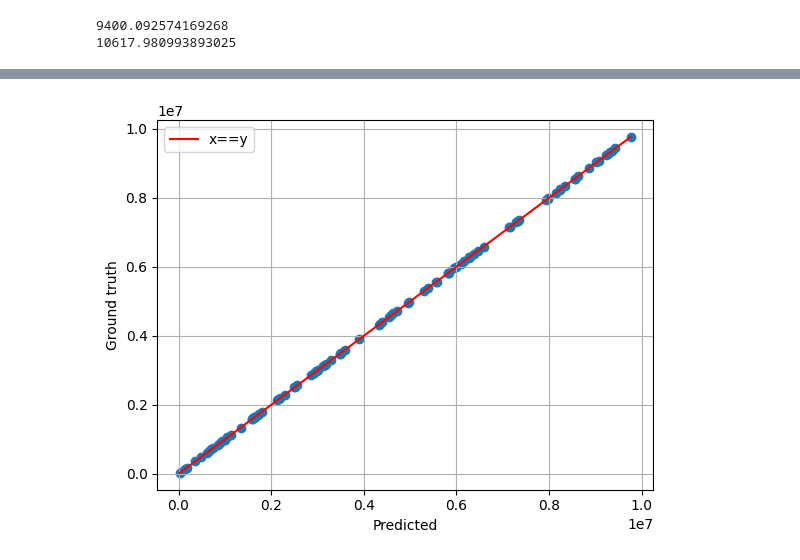
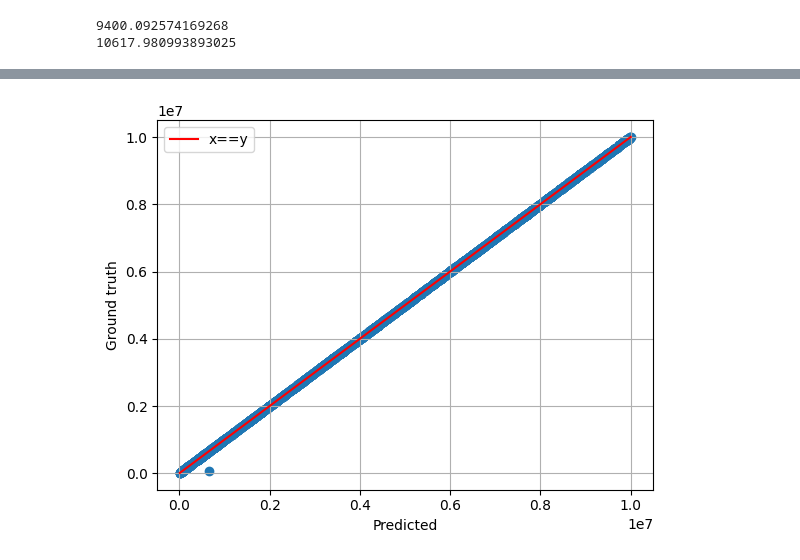
Before and after one commit to PashaIanko/Kaggle.ParisHousingPrices, a Jupyter notebook: 4_model_analysis.ipynb, the cells around one changed output, grey strips where cells are left out. Drawn from its saved outputs; the diff is of its cells as text; code cells hidden in the pictures.

```diff
--- a/4_model_analysis.ipynb
+++ b/4_model_analysis.ipynb
@@ -158,23 +158,3 @@ report_model(models['ElasticNet'], X_val, Y_val)
 # %% [output]
 9400.092574169268
 10617.980993893025
-# %%
-def visualize_predictions(model, X, Y):
-    fig, ax = plt.subplots()
-    predictions=model.predict(X)
-    ax.scatter(x=predictions, y=Y)
-    ax.set_xlabel('Predicted')
-    ax.set_ylabel('Ground truth')
-
-    max_val = max(np.max(predictions), np.max(Y))
-    min_val = min(np.min(predictions), np.min(Y))
-
-    ax.plot(np.linspace(min_val, max_val, 50), np.linspace(min_val, max_val, 50), color='red', label='x==y')
-    ax.grid()
-    ax.legend()
-
-visualize_predictions(
-    models['RF'],
-    X_val,
-    Y_val,
-)
@@ -183,8 +171,8 @@ visualize_predictions(
 # %%
 visualize_predictions(
     models['ElasticNet'],
-    X_train[:100],
-    Y_train[:100],
+    X_val[:],
+    Y_val[:],
 )
 # %% [output]
-[figure, old version]
+[figure, new version]
```
Also changed, not shown: parts of 13 cells of this notebook.
